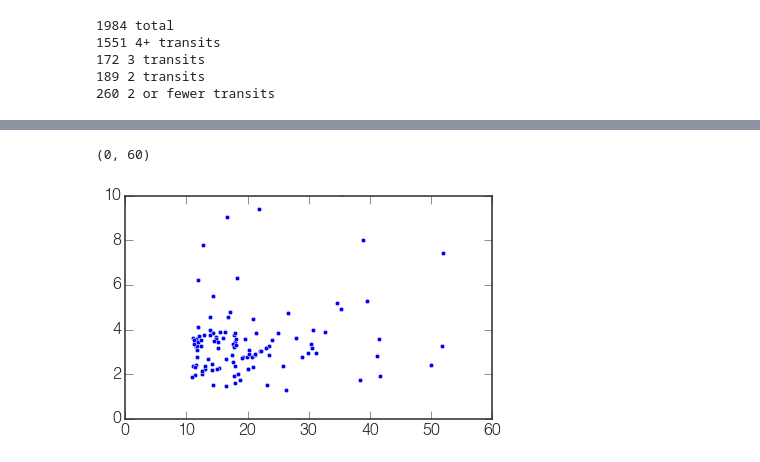
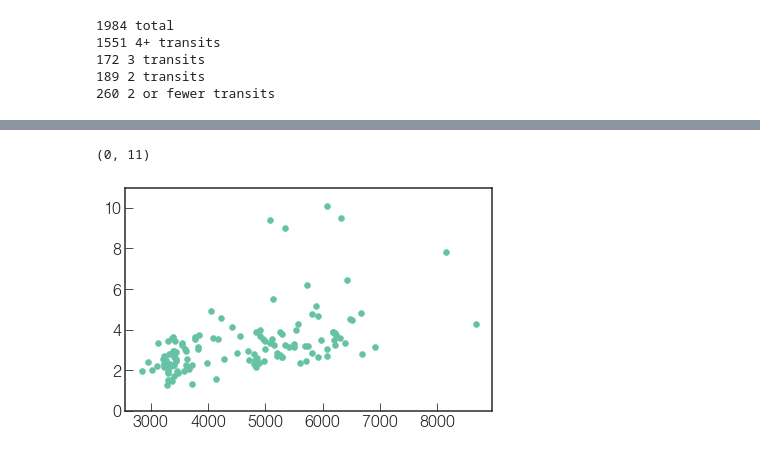
Before and after one commit to mrtommyb/bendeksim, a Jupyter notebook: code/detectionsim.ipynb, the cells around one changed output, grey strips where cells are left out. Saved outputs shown, nothing was run; the diff lists cells and outputs as text; code cells hidden in the pictures.

```diff
--- a/code/detectionsim.ipynb
+++ b/code/detectionsim.ipynb
@@ -39,7 +64,7 @@ print('{} total\n{} 4+ transits\n{} 3 transits\n{} 2 transits\n{} 2 or fewer tra
         np.nonzero((tess_catalog.ntransits <= 2.) & tess_catalog.ntransits >= 1.)[0].shape[0],
         ))
 
-tess_catalog['bendek_targets'] = ((tess_catalog.ntransits <= 2.) & tess_catalog.ntransits >= 1.)
+tess_catalog['bendek_targets'] = ((tess_catalog.ntransits <= 2.) * tess_catalog.ntransits >= 2.)
 # %% [output]
 1984 total
 1551 4+ transits
@@ -47,4 +72,4 @@ tess_catalog['bendek_targets'] = ((tess_catalog.ntransits <= 2.) & tess_catalog.
 189 2 transits
 260 2 or fewer transits
 # %%
-bendek_catalog = tess_catalog[tess_catalog.bendek_targets]
+bendek_catalog = tess_catalog[tess_catalog.bendek_targets].copy()
@@ -51,3 +80,3 @@ bendek_catalog = tess_catalog[tess_catalog.bendek_targets]
 # %%
-bendek_catalog['adjSNR'] = bendek_catalog.SNR / (np.sqrt(2) * np.sqrt(1.3))
-bendek_catalog['isdetected'] = np.where(bendek_catalog.adjSNR > 8.0, True, False)
+bendek_catalog.loc[:, 'adjSNR'] = bendek_catalog.SNR / (np.sqrt(2) * np.sqrt(1.3))
+bendek_catalog.loc[:, 'isdetected'] = np.where(bendek_catalog.adjSNR > 7.0, True, False)
@@ -65,5 +83,5 @@ See the caveats in the documentation: http://pandas.pydata.org/pandas-docs/stabl
 # %%
-bendek_catalog_SNR = bendek_catalog[bendek_catalog.adjSNR > 8.0]
+bendek_catalog_SNR = bendek_catalog[bendek_catalog.adjSNR > 6.0]
 # %%
 # bendek_catalog_SNR[['Rp', 'Per', 'S', 'K', 'Rstar', 'Teff',
 #            'Vmag', 'Imag', 'adjSNR']]
@@ -74,7 +103,6 @@ np.sort(bendek_catalog_SNR.Rp)[29]
 # %%
-plt.scatter(bendek_catalog_SNR.Per, bendek_catalog_SNR.Rp)
-plt.ylim(0,10)
-plt.xlim(0,60)
+plt.scatter(bendek_catalog_SNR.Teff, bendek_catalog_SNR.Rp)
+plt.ylim(0,11)
 # %% [output]
-(0, 60)
+(0, 11)
-[figure, old version]
+[figure, new version]
```
Also changed, not shown: parts of 15 cells of this notebook, 4 other files.
